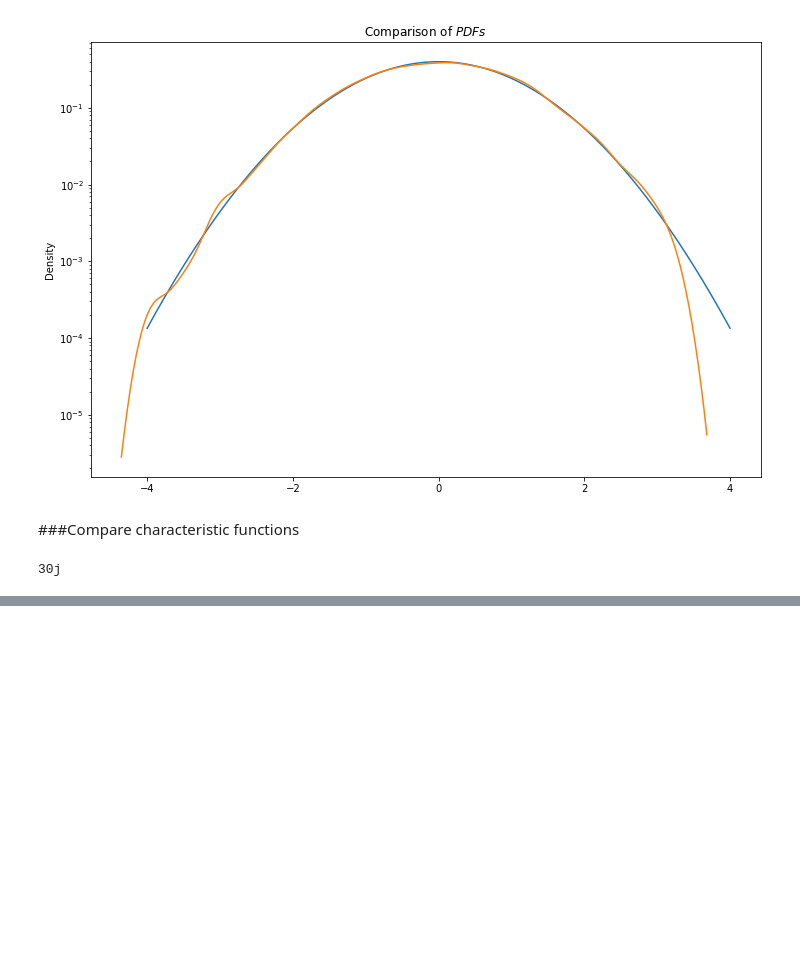
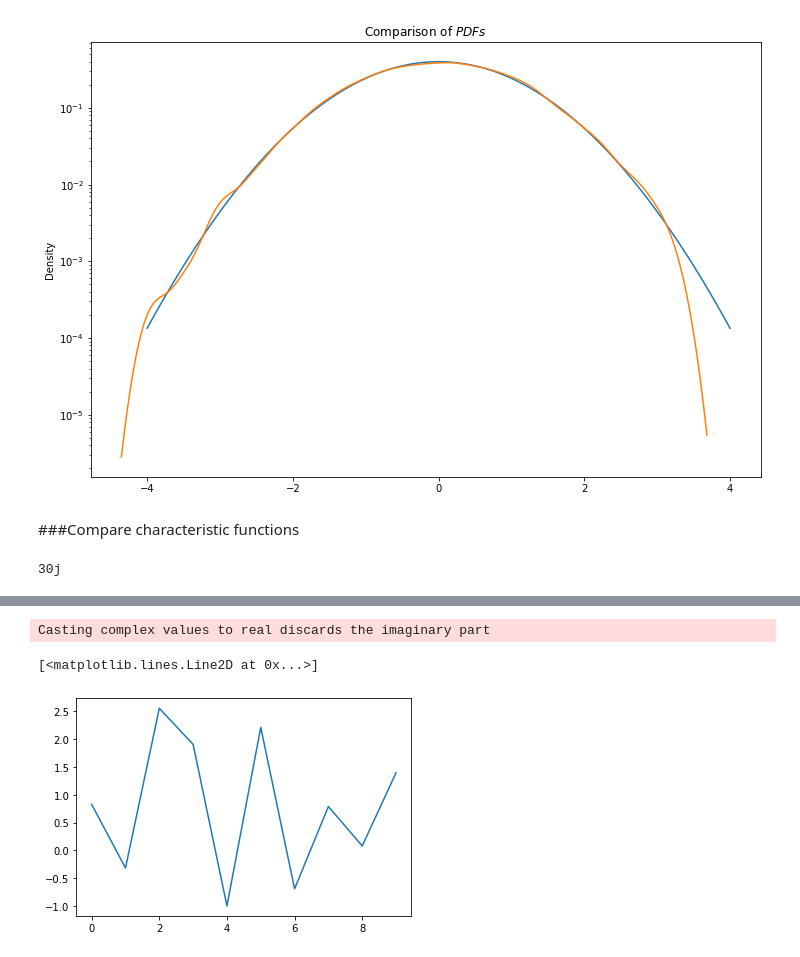
Before and after one commit to lukaszlaszczuk/computer-simulations-of-stochastic-processes, a Jupyter notebook: List1.ipynb, the cells around one changed output, grey strips where cells are left out. Saved outputs shown, nothing was run; the diff lists cells and outputs as text; code cells hidden in the pictures; blank space fills up the shorter version.

```diff
--- a/List1.ipynb
+++ b/List1.ipynb
@@ -66,0 +94,6 @@ complex(0, 1) * 3 * 10 # TODO: Extend comparison function for characteristic fun
+# %%
+plt.plot(complex(2, 1) * np.random.randn(10))
+# %% [output]
+Casting complex values to real discards the imaginary part
+[<matplotlib.lines.Line2D at 0x...>]
+[figure, added]
```
Also changed, not shown: parts of 2 cells of this notebook.
